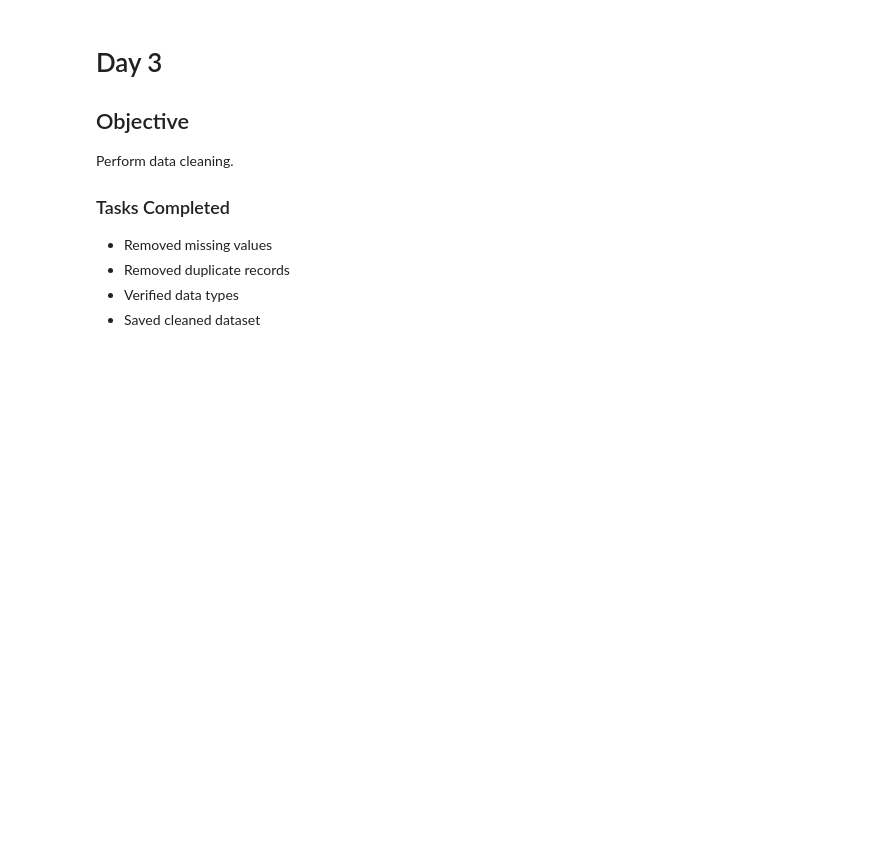
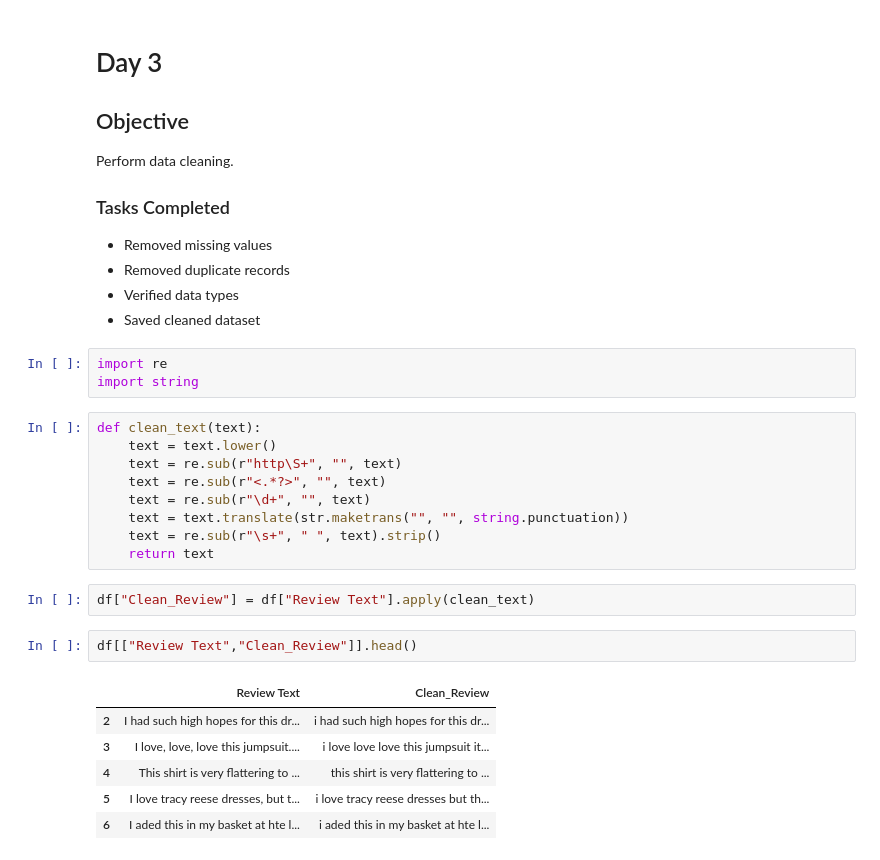
Before and after one commit to PoojaManjunath17/Customer-Review-Sentiment-Analysis, a Jupyter notebook: Sentiment_Analysis_Project.ipynb, the cells around one changed output. Cells and saved outputs as stored; diff of their text form; blank space fills up the shorter version.

Commit message:
Day 4: Clean review text using regular expressions

```diff
--- a/Sentiment_Analysis_Project.ipynb
+++ b/Sentiment_Analysis_Project.ipynb
@@ -291,3 +287,26 @@ Perform data cleaning.
 - Removed duplicate records
 - Verified data types
 - Saved cleaned dataset
+# %%
+import re
+import string
+# %%
+def clean_text(text):
+    text = text.lower()
+    text = re.sub(r"http\S+", "", text)
+    text = re.sub(r"<.*?>", "", text)
+    text = re.sub(r"\d+", "", text)
+    text = text.translate(str.maketrans("", "", string.punctuation))
+    text = re.sub(r"\s+", " ", text).strip()
+    return text
+# %%
+df["Clean_Review"] = df["Review Text"].apply(clean_text)
+# %%
+df[["Review Text","Clean_Review"]].head()
+# %% [output]
+|  | Review Text | Clean_Review |
+| 2 | I had such high hopes for this dr... | i had such high hopes for this dr... |
+| 3 | I love, love, love this jumpsuit.... | i love love love this jumpsuit it... |
+| 4 | This shirt is very flattering to ... | this shirt is very flattering to ... |
+| 5 | I love tracy reese dresses, but t... | i love tracy reese dresses but th... |
+| 6 | I aded this in my basket at hte l... | i aded this in my basket at hte l... |
```
Also changed, not shown: parts of 2 cells of this notebook.
